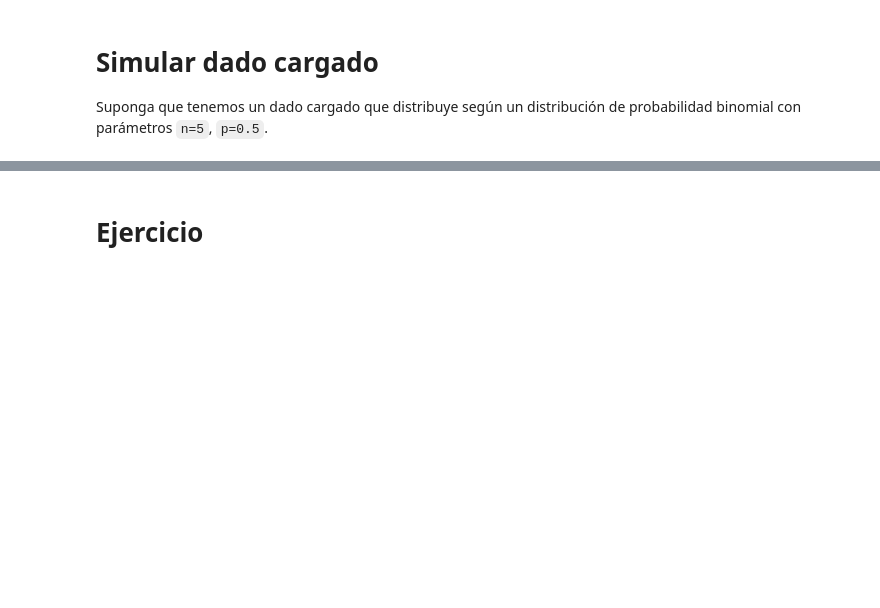
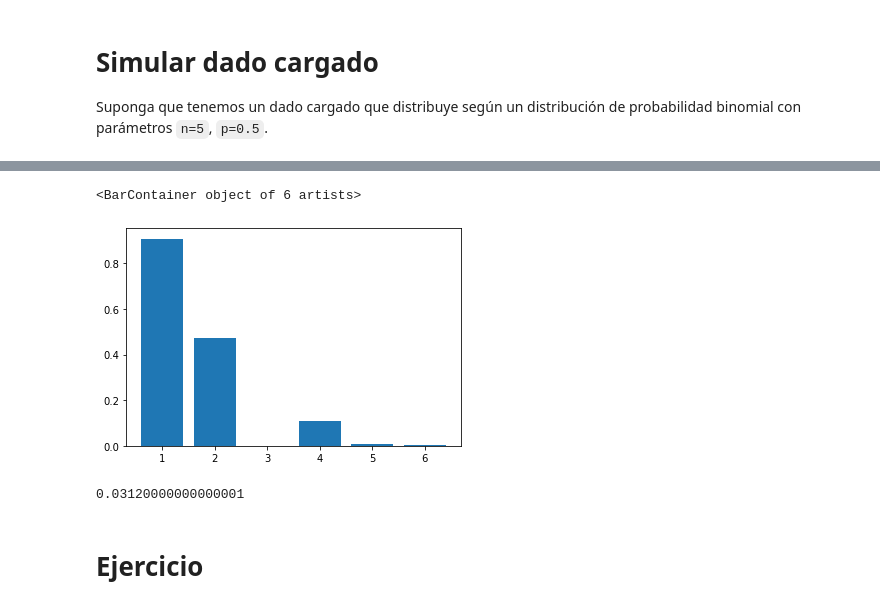
Before and after one commit to danielch4/SPF-2021-I, a Jupyter notebook: TEMA-1/Clase7_EjemplosSimulacion.ipynb, the cells around one changed output, grey strips where cells are left out. Cells and saved outputs as stored; diff of their text form; code cells hidden in the pictures; blank space fills up the shorter version.

```diff
--- a/TEMA-1/Clase7_EjemplosSimulacion.ipynb
+++ b/TEMA-1/Clase7_EjemplosSimulacion.ipynb
@@ -77,3 +94,19 @@ array([2, 3, 2, ..., 1, 3, 2])
+# %%
+np.random.seed(344)
+# Graficar el histograma de 1000 lanazamientos del dado
+d_no_cargado = np.random.randint(1,7,10000)
+d_cargado = st.binom(n=5, p=0.1).rvs(size=1000)
+y, x = np.histogram(d_cargado, bins=6, density=True)
+
+plt.bar(range(1,7), y)
+# %% [output]
+<BarContainer object of 6 artists>
+[figure, added]
+# %%
+# d_cargado = st.binom(n=5, p=0.5).rvs(size=1000)
+y[-1]
+# %% [output]
+0.03120000000000001
 # %% [markdown]
 # Ejercicio
 # %% [markdown]
```
Also changed, not shown: parts of 11 cells of this notebook, 1 other file.
